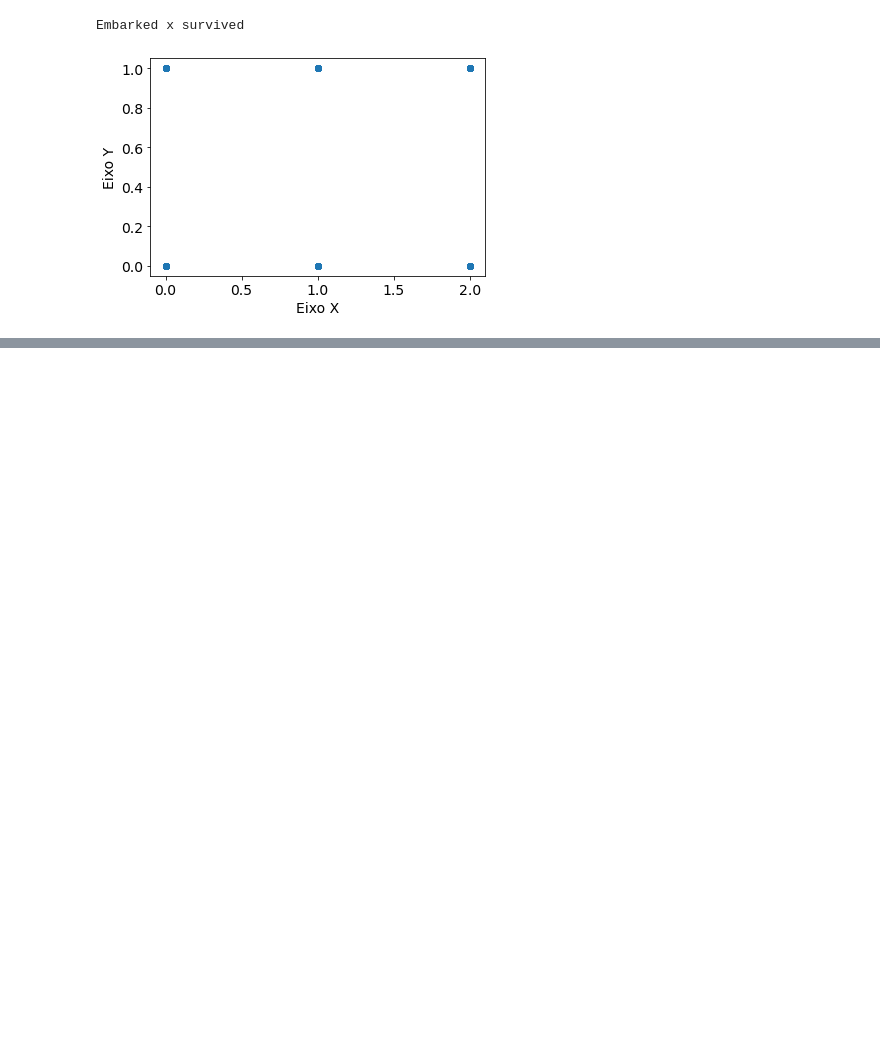
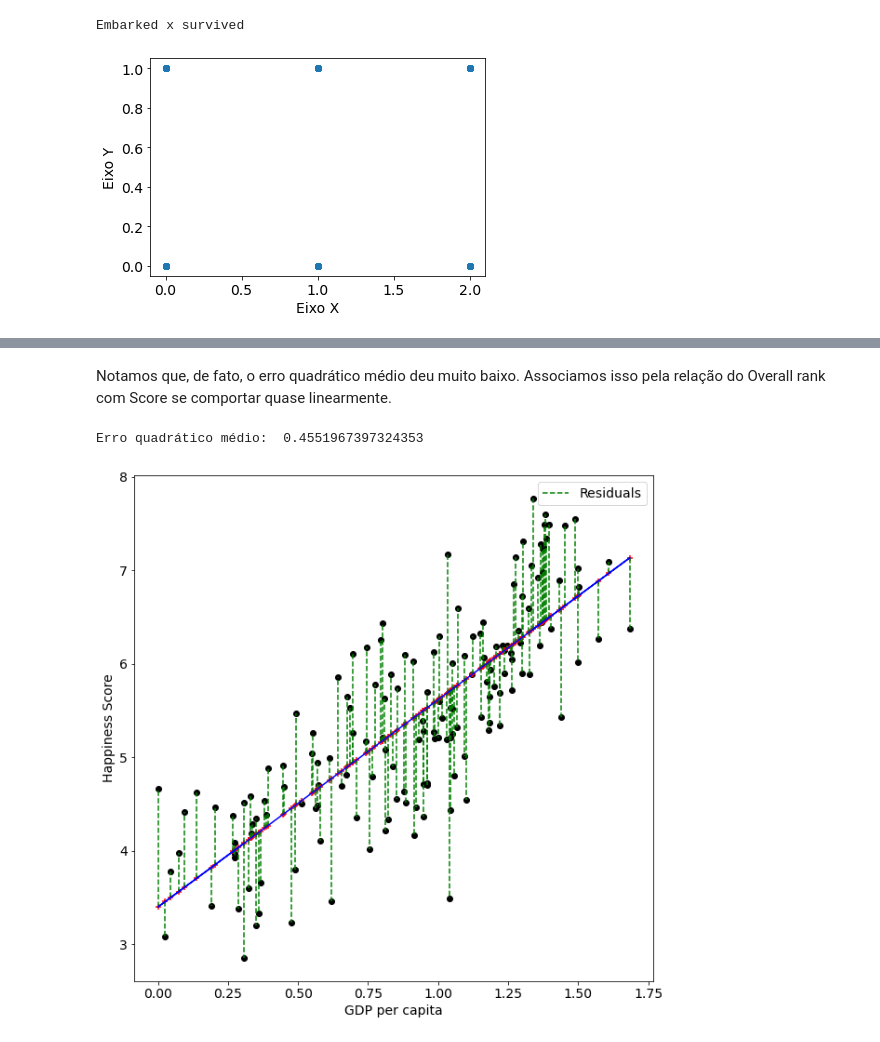
Before and after one commit to siliconemonster/IA-2020.1, a Jupyter notebook: AlineLarissa_TrabRegressao.ipynb, the cells around one changed output, grey strips where cells are left out. Saved outputs shown, nothing was run; the diff lists cells and outputs as text; code cells hidden in the pictures; blank space fills up the shorter version.

```diff
--- a/AlineLarissa_TrabRegressao.ipynb
+++ b/AlineLarissa_TrabRegressao.ipynb
@@ -135,0 +264,27 @@ Essa conclusão era algo que esperávamos já que o nosso resultado são valores
+# %% [markdown]
+Notamos que, de fato, o erro quadrático médio deu muito baixo. Associamos isso pela relação do Overall rank com Score se comportar quase linearmente.
+# %%
+## GDP per capita ##
+
+X = data_happy.iloc[:, 3].values.reshape(-1, 1)
+Y = data_happy.iloc[:, 2].values.reshape(-1, 1)
+
+reg = LinearRegression()
+reg.fit(X, Y) #Esse X e Y estão separados entre teste e treino? Nesse caso não tem separação de teste e treino
+y_pred = reg.predict(X) #esse predict vale de algo?
+
+#Plot
+plt.figure(figsize=[10,10])
+plt.scatter(X, Y, color='black')
+plt.scatter(X, y_pred,marker='+',color='red')
+space_for_residual = reg.predict(X).reshape(-1,1)
+plt.xlabel("GDP per capita")
+plt.ylabel("Happiness Score")
+plt.vlines(X, space_for_residual, Y, linestyles="--", colors="green", label="Residuals")
+plt.legend()
+plt.plot(X, y_pred, color='blue')
+
+print("Erro quadrático médio: ", mean_squared_error(Y, y_pred)) #quais parâmetros coloco aqui nesse caso que não tem split?
+# %% [output]
+Erro quadrático médio:  0.4551967397324353
+[figure, added]
```
Also changed, not shown: parts of 21 cells of this notebook.
